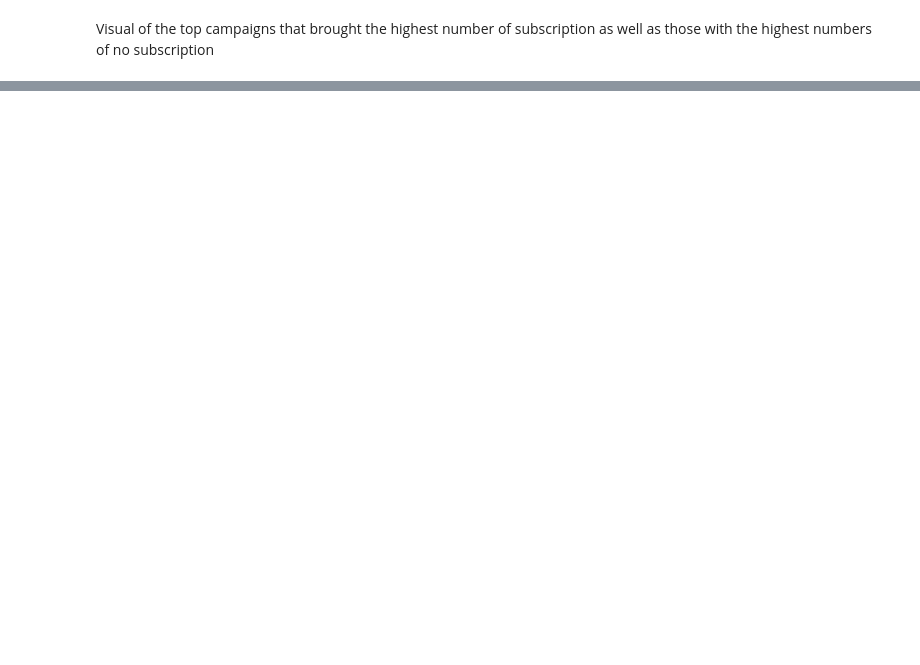
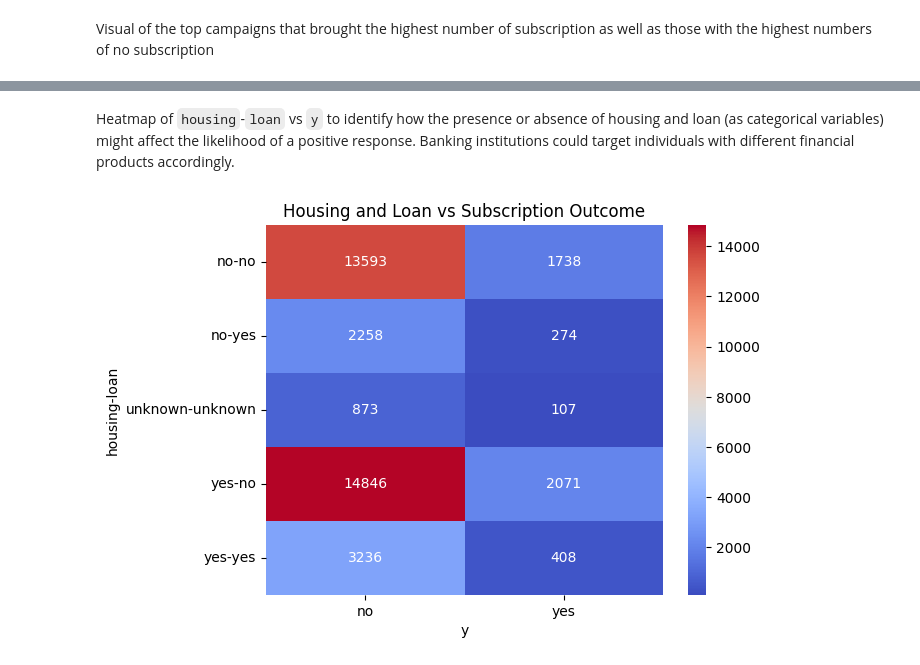
Before and after one commit to Mweru/Bank-Marketing-Data-Analysis, a Jupyter notebook: Bank_Marketing_Data_Analysis.ipynb, the cells around one changed output, grey strips where cells are left out. Cells and saved outputs as stored; diff of their text form; code cells hidden in the pictures; blank space fills up the shorter version.

```diff
--- a/Bank_Marketing_Data_Analysis.ipynb
+++ b/Bank_Marketing_Data_Analysis.ipynb
@@ -117,0 +145,9 @@ plt.show()
+# %% [markdown]
+Heatmap of `housing`-`loan` vs `y` to identify how the presence or absence of housing and loan (as categorical variables) might affect the likelihood of a positive response. Banking institutions could target individuals with different financial products accordingly.
+# %%
+housing_loan_df = pd.crosstab([df['housing'], df['loan']], df['y'])
+sns.heatmap(housing_loan_df, annot=True, cmap='coolwarm', fmt='d')
+plt.title('Housing and Loan vs Subscription Outcome')
+plt.show()
+# %% [output]
+[figure, added]
```
Also changed, not shown: parts of 21 cells of this notebook.
